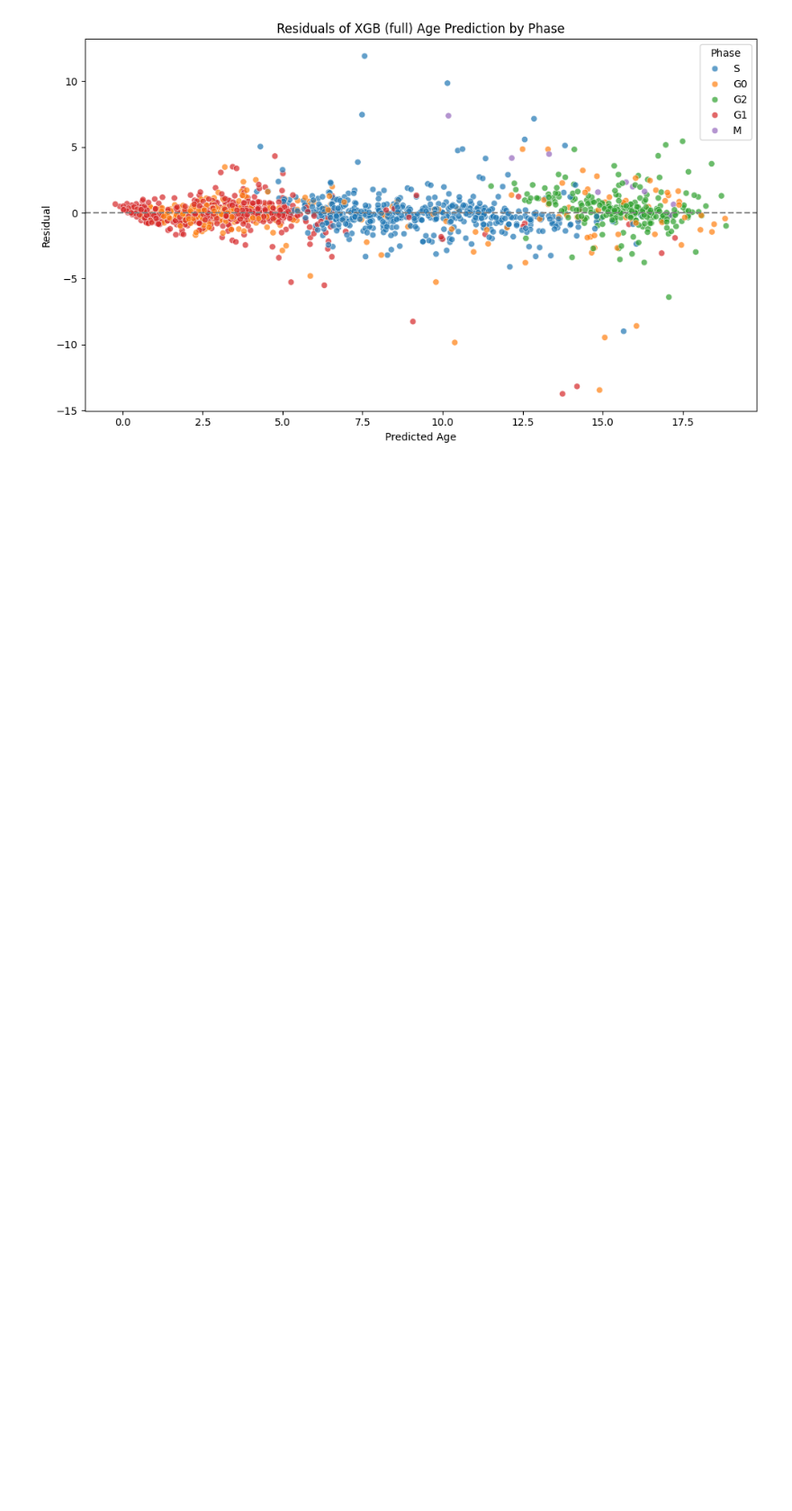
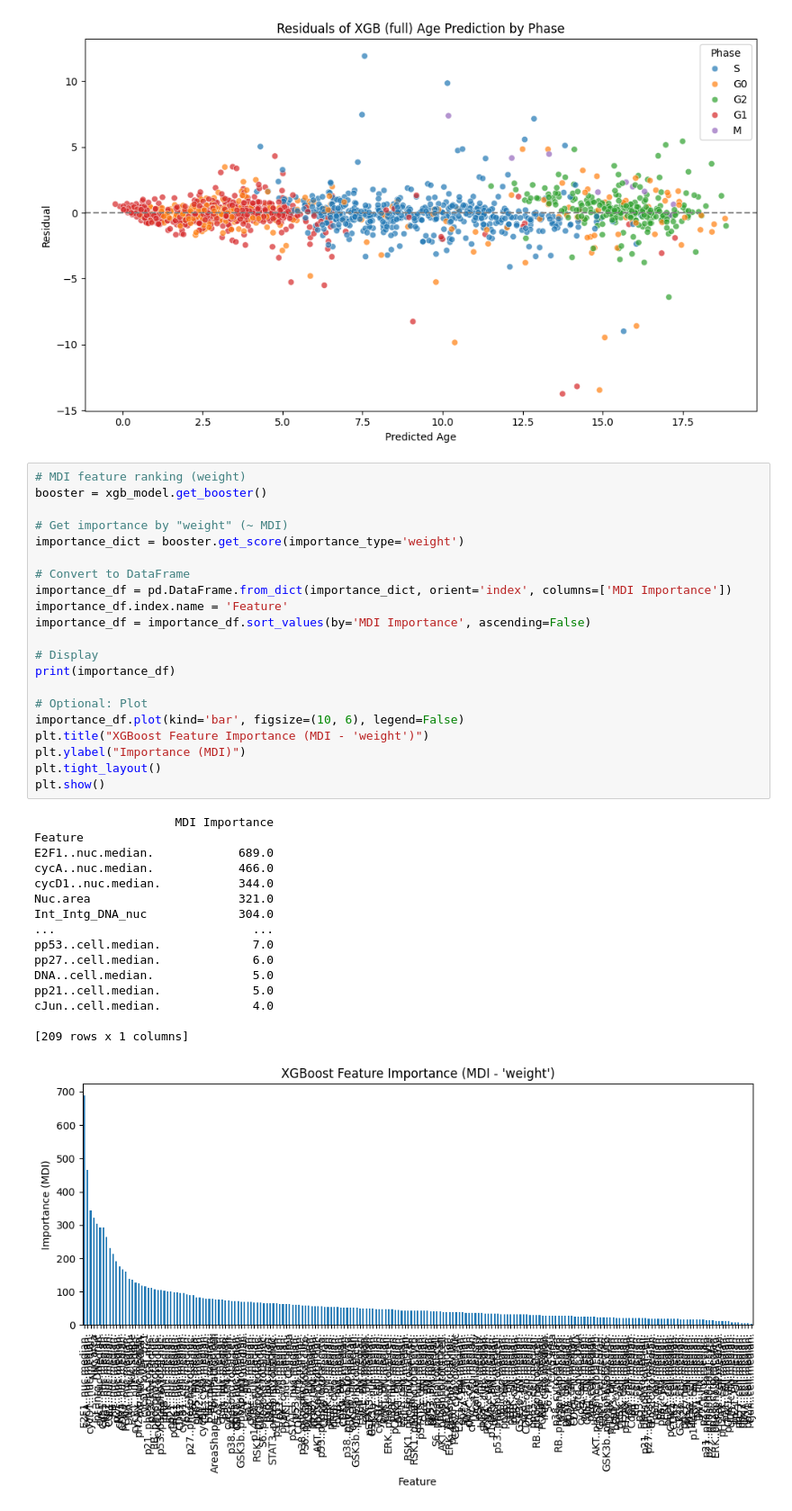
Before and after one commit to mariahgloehr/IICD, a Jupyter notebook: XGBoost/xgb_regression.ipynb, the cells around one changed output. Shown at 90% size. Cells and saved outputs as stored; diff of their text form; blank space fills up the shorter version.

```diff
--- a/XGBoost/xgb_regression.ipynb
+++ b/XGBoost/xgb_regression.ipynb
@@ -159,3 +159,41 @@ plt.savefig(plot_path, dpi=300)
 plt.show()
 # %% [output]
 [figure]
+# %%
+# MDI feature ranking (weight)
+booster = xgb_model.get_booster()
+
+# Get importance by "weight" (~ MDI)
+importance_dict = booster.get_score(importance_type='weight')
+
+# Convert to DataFrame
+importance_df = pd.DataFrame.from_dict(importance_dict, orient='index', columns=['MDI Importance'])
+importance_df.index.name = 'Feature'
+importance_df = importance_df.sort_values(by='MDI Importance', ascending=False)
+
+# Display
+print(importance_df)
+
+# Optional: Plot
+importance_df.plot(kind='bar', figsize=(10, 6), legend=False)
+plt.title("XGBoost Feature Importance (MDI - 'weight')")
+plt.ylabel("Importance (MDI)")
+plt.tight_layout()
+plt.show()
+# %% [output]
+                    MDI Importance
+Feature
+E2F1..nuc.median.            689.0
+cycA..nuc.median.            466.0
+cycD1..nuc.median.           344.0
+Nuc.area                     321.0
+Int_Intg_DNA_nuc             304.0
+...                            ...
+pp53..cell.median.             7.0
+pp27..cell.median.             6.0
+DNA..cell.median.              5.0
+pp21..cell.median.             5.0
+cJun..cell.median.             4.0
+
+[209 rows x 1 columns]
+[figure, added]
```
Also changed, not shown: 3 other files.
